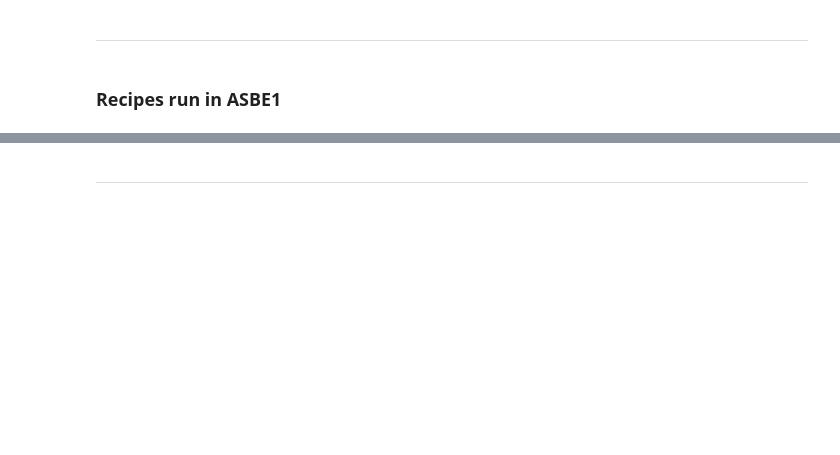
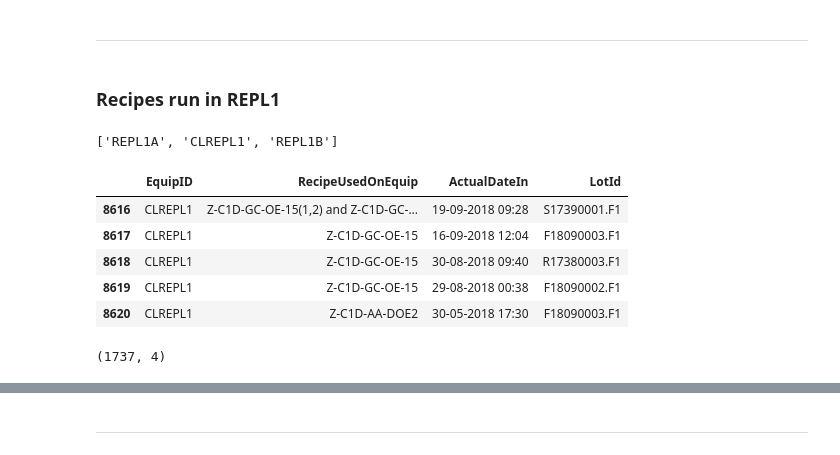
Before and after one commit to abhi3700/work-23, a Jupyter notebook: coding/notebook.ipynb, the cells around one changed output, grey strips where cells are left out. Drawn from its saved outputs; the diff is of its cells as text; code cells hidden in the pictures; blank space fills up the shorter version.

```diff
--- a/coding/notebook.ipynb
+++ b/coding/notebook.ipynb
@@ -192,4 +296,28 @@ recipes_asfe1
 # %% [markdown]
 ----------------------------------------------------------------------------------------------------------------
 # %% [markdown]
-### Recipes run in ASBE1
+### Recipes run in REPL1
+# %%
+# show the equip names by which the entry has been done in DMIS
+repl1_equip_names = [e for e in equip_list_unique if "REPL1" in e]
+repl1_equip_names
+# %% [output]
+['REPL1A', 'CLREPL1', 'REPL1B']
+# %%
+# create df for "EquipID" col values as `*_equip_names` list
+df_repl1 = df[df["EquipID"].isin(repl1_equip_names)]
+
+# first 5 rows
+df_repl1.head()
+# %% [output]
+|  | EquipID | RecipeUsedOnEquip | ActualDateIn | LotId |
+| 8616 | CLREPL1 | Z-C1D-GC-OE-15(1,2) and Z-C1D-GC-... | 19-09-2018 09:28 | S17390001.F1 |
+| 8617 | CLREPL1 | Z-C1D-GC-OE-15 | 16-09-2018 12:04 | F18090003.F1 |
+| 8618 | CLREPL1 | Z-C1D-GC-OE-15 | 30-08-2018 09:40 | R17380003.F1 |
+| 8619 | CLREPL1 | Z-C1D-GC-OE-15 | 29-08-2018 00:38 | F18090002.F1 |
+| 8620 | CLREPL1 | Z-C1D-AA-DOE2 | 30-05-2018 17:30 | F18090003.F1 |
+# %%
+# get the shape (row, col) of dataframe
+df_repl1.shape
+# %% [output]
+(1737, 4)
```
Also changed, not shown: parts of 27 cells of this notebook, 3 other files.
